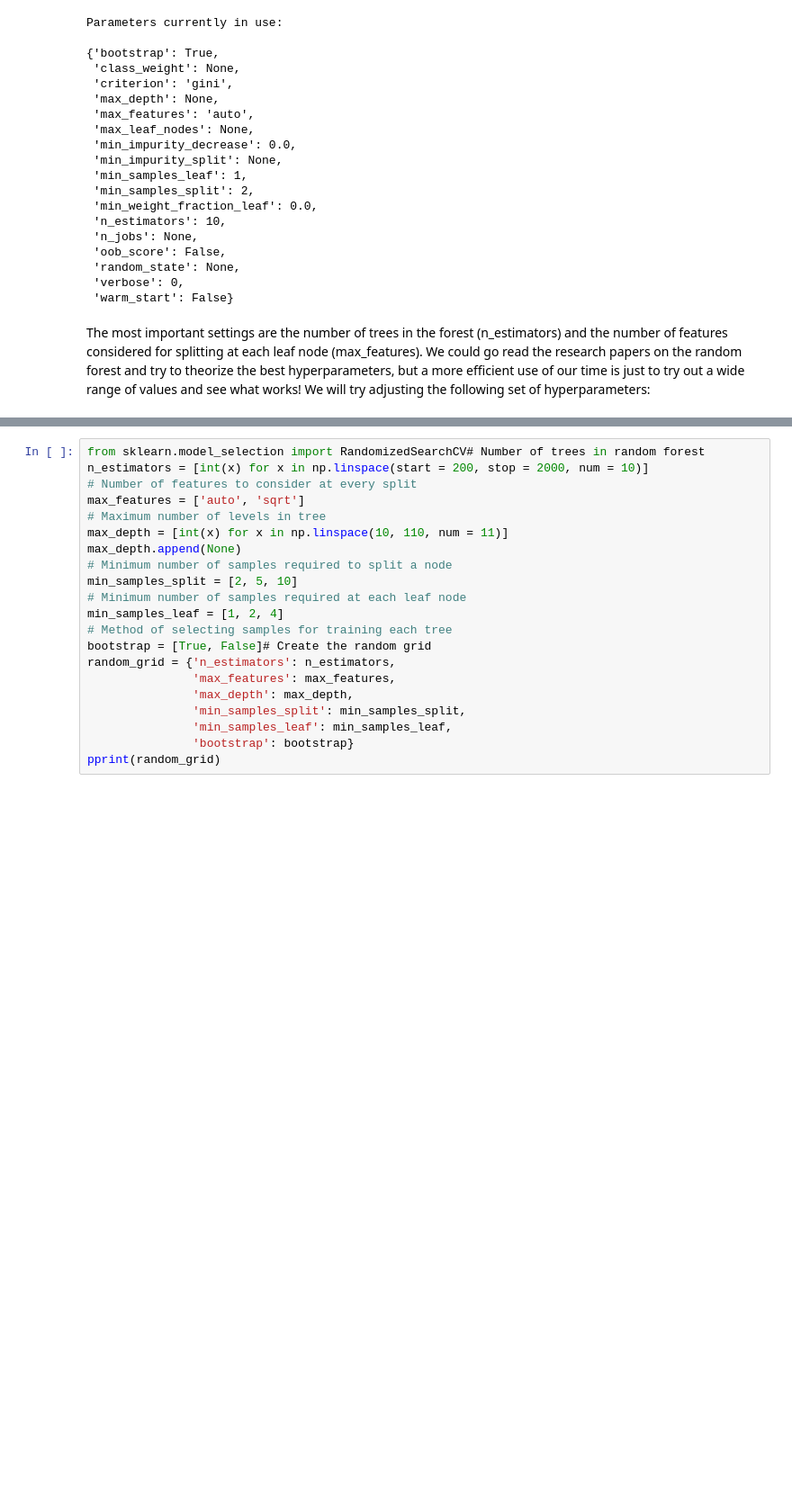
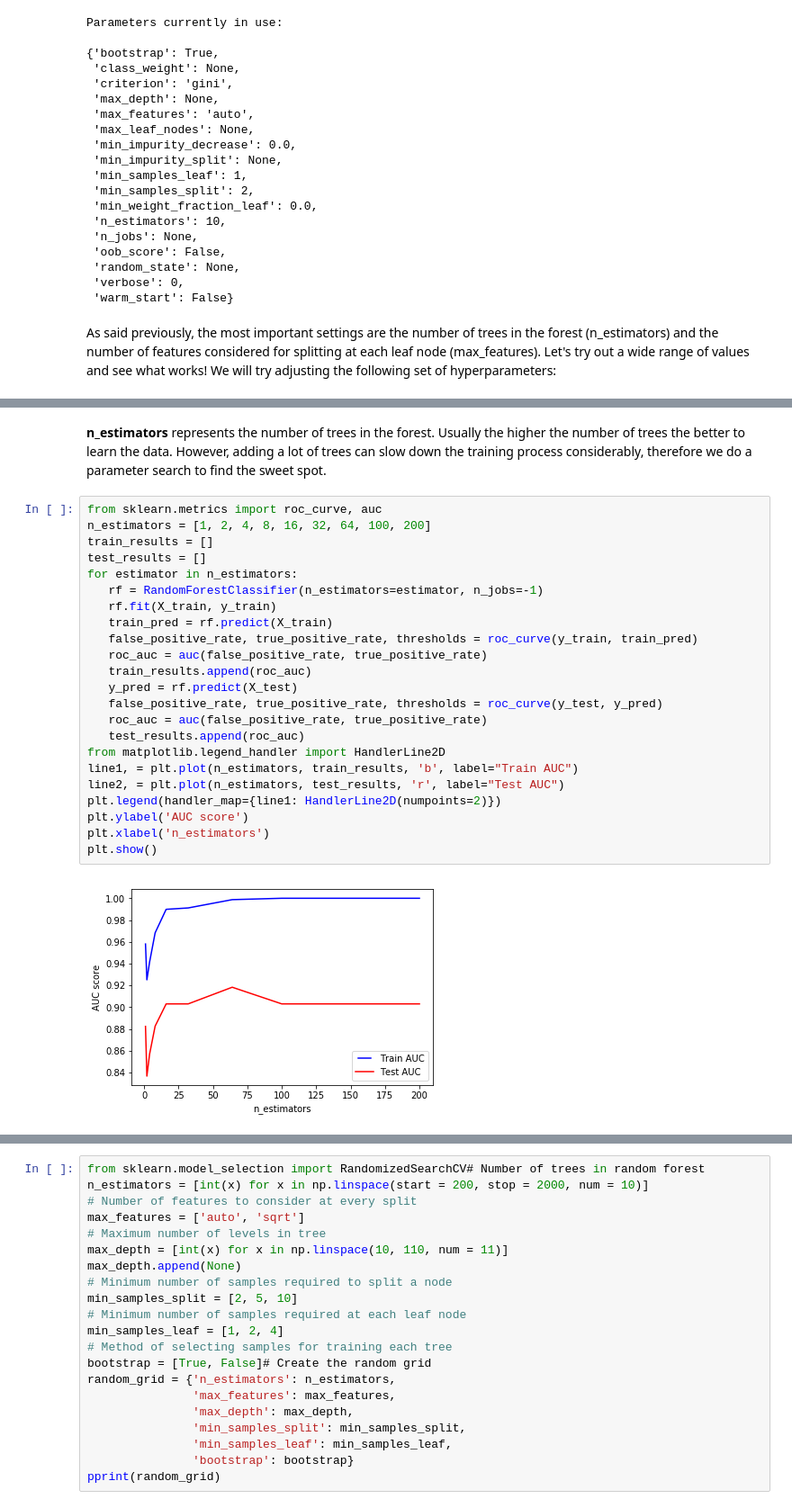
Before and after one commit to rokhaya-sonko/Credit-Card-Fraud-Detection, a Jupyter notebook: credit_card_fraud_detection.ipynb, the cells around one changed output, grey strips where cells are left out. Shown at 90% size. Saved outputs shown, nothing was run; the diff lists cells and outputs as text; blank space fills up the shorter version.

```diff
--- a/credit_card_fraud_detection.ipynb
+++ b/credit_card_fraud_detection.ipynb
@@ -441,7 +462,8 @@ Parameters currently in use:
  'verbose': 0,
  'warm_start': False}
 # %% [markdown]
- The most important settings are the number of trees in the forest (n_estimators) and the number of features considered for splitting at each leaf node (max_features). We could go read the research papers on the random forest and try to theorize the best hyperparameters, but a more efficient use of our time is just to try out a wide range of values and see what works! We will try adjusting the following set of hyperparameters:
+ As said previously, the most important settings are the number of trees in the forest (n_estimators) and the number of features considered for splitting at each leaf node (max_features).  Let's try out a wide range of values and see what works!
+ We will try adjusting the following set of hyperparameters:
 # %% [markdown]
    * n_estimators = number of trees in the foreset
    * max_features = max number of features considered for splitting a node
@@ -451,0 +474,27 @@ Parameters currently in use:
+# %% [markdown]
+<b> n_estimators </b> represents the number of trees in the forest. Usually the higher the number of trees the better to learn the data. However, adding a lot of trees can slow down the training process considerably, therefore we do a parameter search to find the sweet spot.
+# %%
+from sklearn.metrics import roc_curve, auc
+n_estimators = [1, 2, 4, 8, 16, 32, 64, 100, 200]
+train_results = []
+test_results = []
+for estimator in n_estimators:
+   rf = RandomForestClassifier(n_estimators=estimator, n_jobs=-1)
+   rf.fit(X_train, y_train)
+   train_pred = rf.predict(X_train)
+   false_positive_rate, true_positive_rate, thresholds = roc_curve(y_train, train_pred)
+   roc_auc = auc(false_positive_rate, true_positive_rate)
+   train_results.append(roc_auc)
+   y_pred = rf.predict(X_test)
+   false_positive_rate, true_positive_rate, thresholds = roc_curve(y_test, y_pred)
+   roc_auc = auc(false_positive_rate, true_positive_rate)
+   test_results.append(roc_auc)
+from matplotlib.legend_handler import HandlerLine2D
+line1, = plt.plot(n_estimators, train_results, 'b', label="Train AUC")
+line2, = plt.plot(n_estimators, test_results, 'r', label="Test AUC")
+plt.legend(handler_map={line1: HandlerLine2D(numpoints=2)})
+plt.ylabel('AUC score')
+plt.xlabel('n_estimators')
+plt.show()
+# %% [output]
+[figure, added]
```
Also changed, not shown: parts of 33 cells of this notebook.
